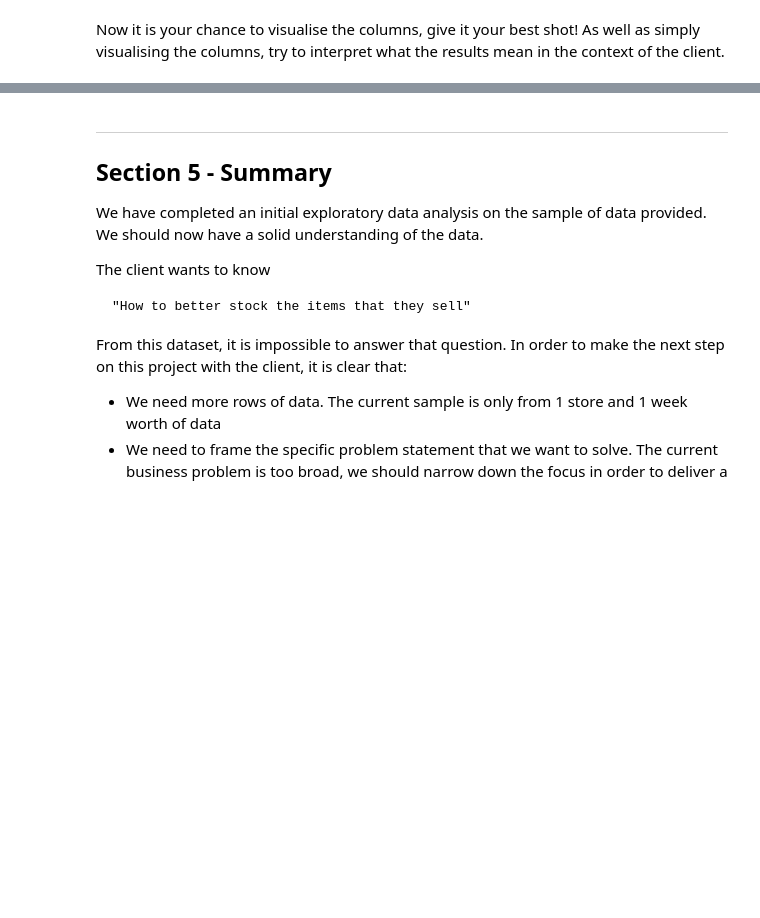
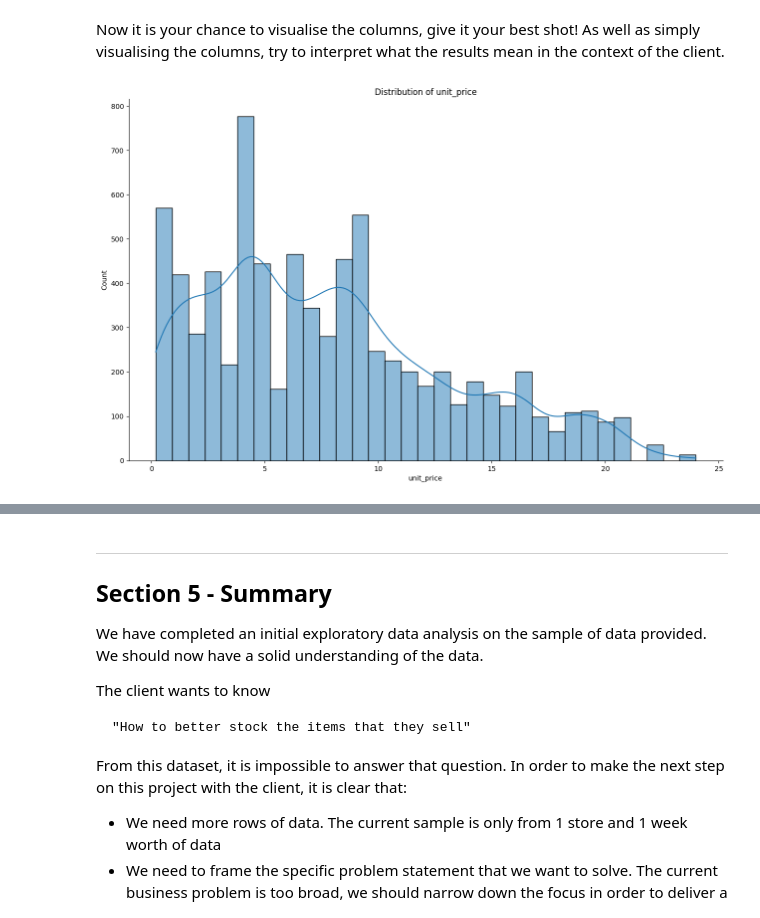
Before and after one commit to shawonsaha15/CourseWorks, a Jupyter notebook: Cognizant Artificial Intelligence/Cognizant_AI.ipynb, the cells around one changed output, grey strips where cells are left out. Drawn from its saved outputs; the diff is of its cells as text; code cells hidden in the pictures; blank space fills up the shorter version.

```diff
--- a/Cognizant Artificial Intelligence/Cognizant_AI.ipynb
+++ b/Cognizant Artificial Intelligence/Cognizant_AI.ipynb
@@ -146,3 +170,7 @@ def correlation_plot(data: pd.DataFrame = None):
   corr.style.background_gradient(cmap='coolwarm')
 # %% [markdown]
 Now it is your chance to visualise the columns, give it your best shot! As well as simply visualising the columns, try to interpret what the results mean in the context of the client.
+# %%
+plot_continuous_distribution(df, 'unit_price')
+# %% [output]
+[figure, added]
```
Also changed, not shown: parts of 9 cells of this notebook.
